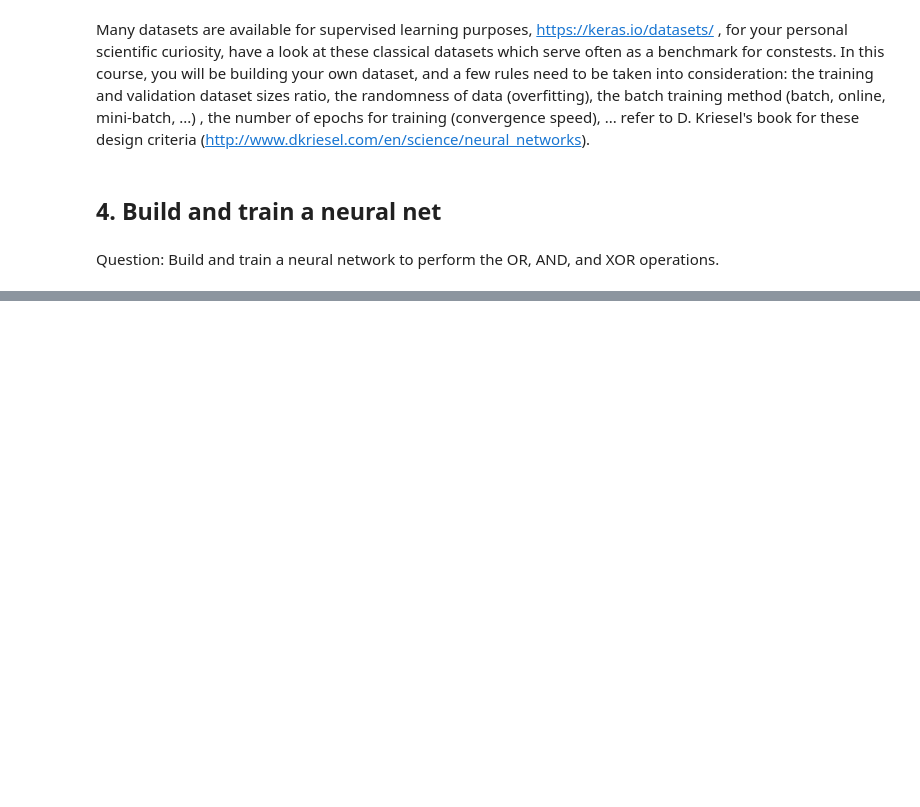
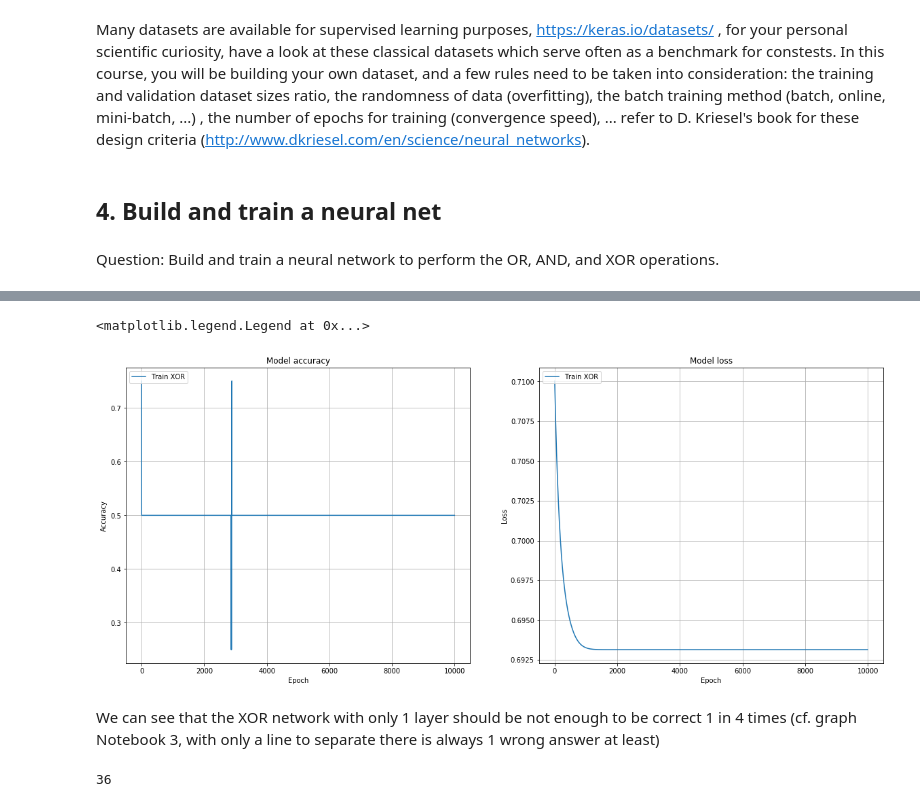
Before and after one commit to graille/ITR315-deep-telecom, a Jupyter notebook: 4- Keras and Tensorflow.ipynb, the cells around one changed output, grey strips where cells are left out. Cells and saved outputs as stored; diff of their text form; code cells hidden in the pictures; blank space fills up the shorter version.

```diff
--- a/4- Keras and Tensorflow.ipynb
+++ b/4- Keras and Tensorflow.ipynb
@@ -103,0 +142,41 @@ print(and_labels,or_labels,xor_labels)
+# %%
+### Training XOR with 1 layer
+xor_history = xor_model.fit(data_N, xor_labels_N, epochs=10**4, batch_size=32,verbose=0)
+
+# Plot training & validation accuracy values
+fig = plt.figure(figsize=(20, 8))
+ax = fig.add_subplot(121)
+plt.grid()
+plt.plot(xor_history.history['acc'])
+plt.title('Model accuracy')
+plt.ylabel('Accuracy')
+plt.xlabel('Epoch')
+plt.legend(['Train XOR'], loc='upper left')
+
+# Plot training & validation loss values
+ax = fig.add_subplot(122)
+plt.grid()
+plt.plot(xor_history.history['loss'])
+plt.title('Model loss')
+plt.ylabel('Loss')
+plt.xlabel('Epoch')
+plt.legend(['Train XOR'], loc='upper left')
+# plt.subplots_adjust(wspace = 0.5)
+# %% [output]
+<matplotlib.legend.Legend at 0x...>
+[figure, added]
+# %% [markdown]
+We can see that the XOR network with only 1 layer should be not enough to be correct 1 in 4 times (cf. graph Notebook 3, with only a line to separate there is always 1 wrong answer at least)
+# %%
+### XOR Model with 2 layers
+
+# XOR Model
+xor_model=Sequential()
+xor_model.add(Dense(N, activation='sigmoid', input_dim=N))
+xor_model.add(Dense(1, activation='sigmoid', input_dim=N))
+xor_model.compile(optimizer='adam',
+              loss='binary_crossentropy',
+              metrics=['accuracy'])
+plot_model(xor_model,show_shapes=True)
+# %% [output]
+36
```
Also changed, not shown: parts of 10 cells of this notebook.
